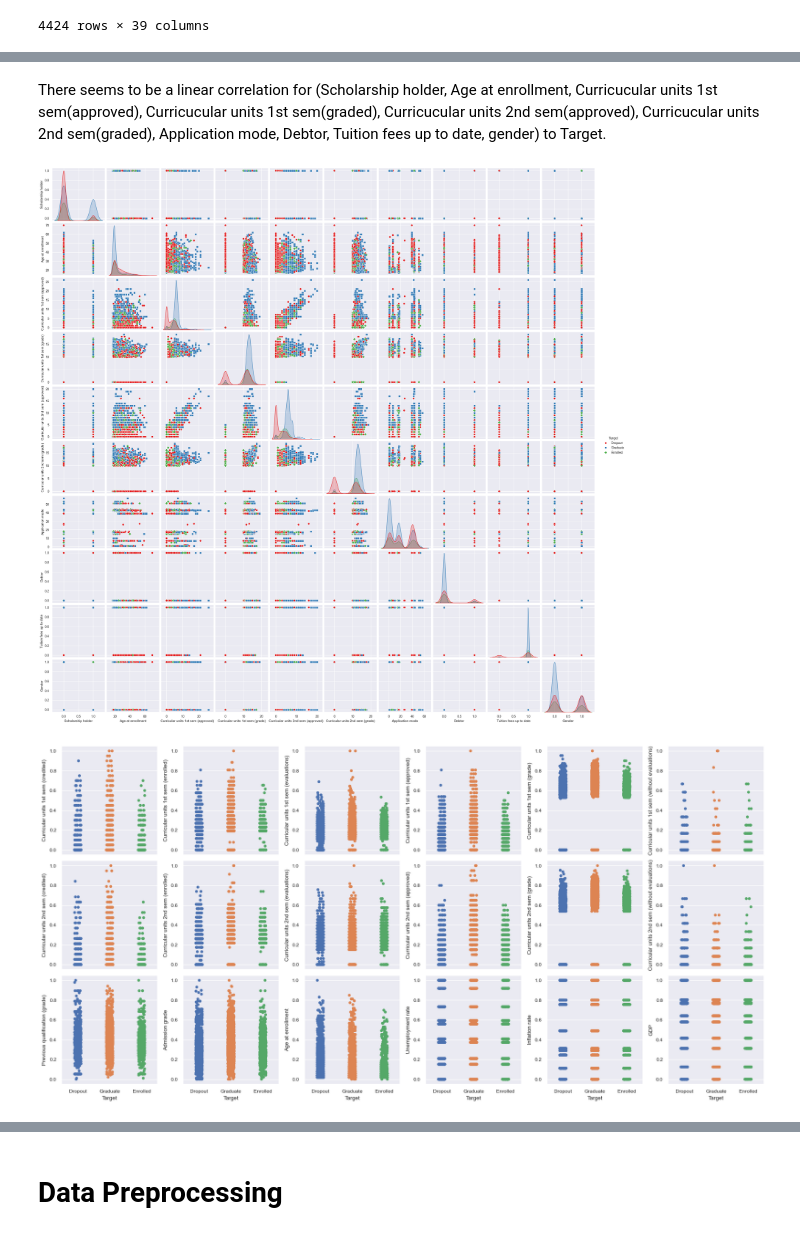
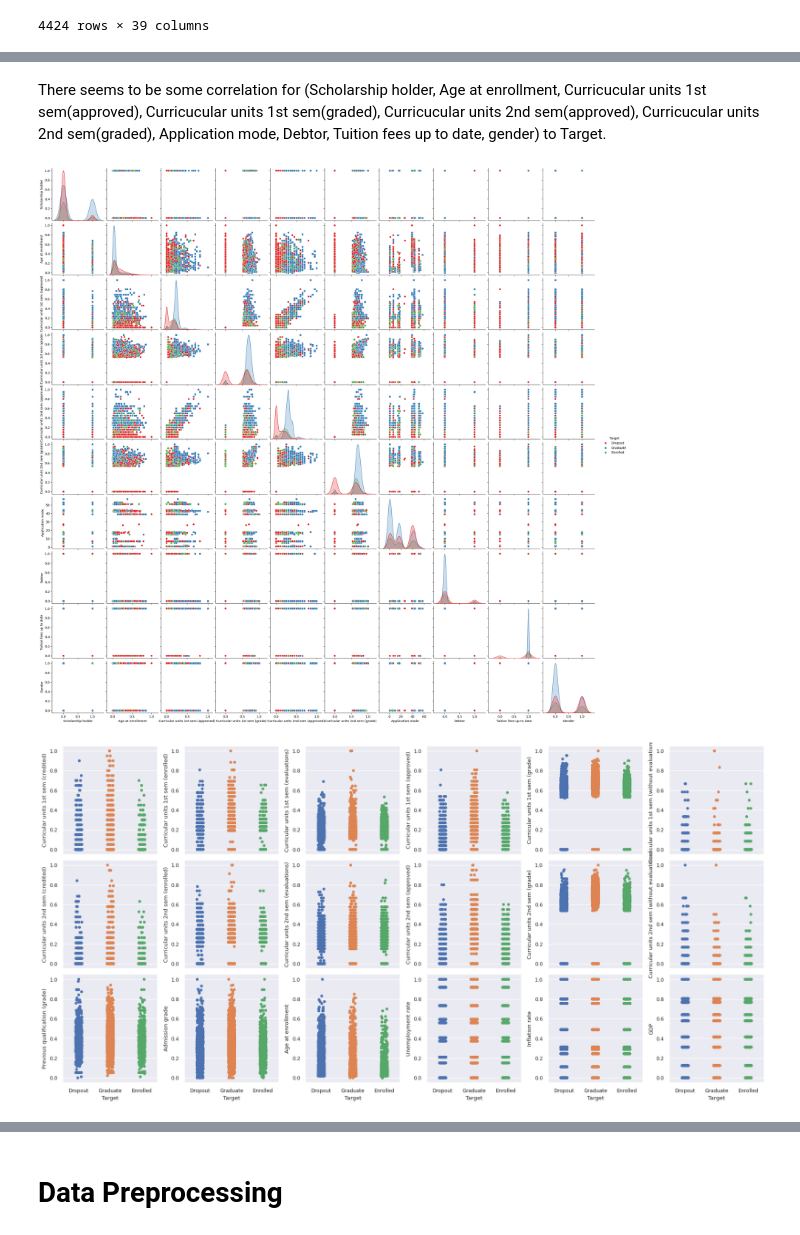
Before and after one commit to tcl002/CSE151AProject, a Jupyter notebook: StudentDropout.ipynb, the cells around one changed output, grey strips where cells are left out. Cells and saved outputs as stored; diff of their text form; code cells hidden in the pictures.

```diff
--- a/StudentDropout.ipynb
+++ b/StudentDropout.ipynb
@@ -177,0 +225,3 @@ prepro_df
+# %%
+X = df.drop("Target", axis=1)
+y = df["Target"]#set y be the target
@@ -210,31 +290,27 @@ graph = sns.heatmap(corr, cmap= 'coolwarm', square = True,
 # %% [markdown]
-There seems to be a linear correlation for (Scholarship holder, Age at enrollment, Curricucular units 1st sem(approved), Curricucular units 1st sem(graded), Curricucular units 2nd sem(approved), Curricucular units 2nd sem(graded), Application mode, Debtor, Tuition fees up to date, gender) to Target.
+There seems to be some correlation for (Scholarship holder, Age at enrollment, Curricucular units 1st sem(approved), Curricucular units 1st sem(graded), Curricucular units 2nd sem(approved), Curricucular units 2nd sem(graded), Application mode, Debtor, Tuition fees up to date, gender) to Target.
 # %%
-# print(df.columns)
-
 # List of features to include in the pairplot
 selected_features = [
     'Scholarship holder',
     'Age at enrollment',
     'Curricular units 1st sem (approved)',
     'Curricular units 1st sem (grade)',
     'Curricular units 2nd sem (approved)',
     'Curricular units 2nd sem (grade)',
     'Application mode',
     'Debtor',
     'Tuition fees up to date',
-    'Gender',
-    'Target'  # Include the target variable
+    'Gender'
 ]
 
-# Create a DataFrame with the selected features
-selected_data = df[selected_features]
-
+# Create a DataFrame with the selected features + target
+selected_data = pd.concat([prepro_df[selected_features], y], axis=1)
 # Plot pairplot
 sns.pairplot(selected_data, hue='Target', markers=["o", "s", "D"], palette="Set1")
 plt.show()
 # %% [output]
-[figure, old version]
+[figure, new version]
 # %%
 df_vis = pd.concat([prepro_df.drop(columns = ["Dropout", "Enrolled", "Graduate"]), df.Target], axis = 1)
 # %%
@@ -246,7 +322,7 @@ for x in range(3):
 figure.tight_layout()
 plt.show()
 # %% [output]
-[figure, old version]
+[figure, new version]
 # %%
 for var in binary:
     df_vis[var] = df_vis.apply(lambda row: "yes" if row[var] == 1 else "no", axis=1)
```
Also changed, not shown: parts of 40 cells of this notebook.
